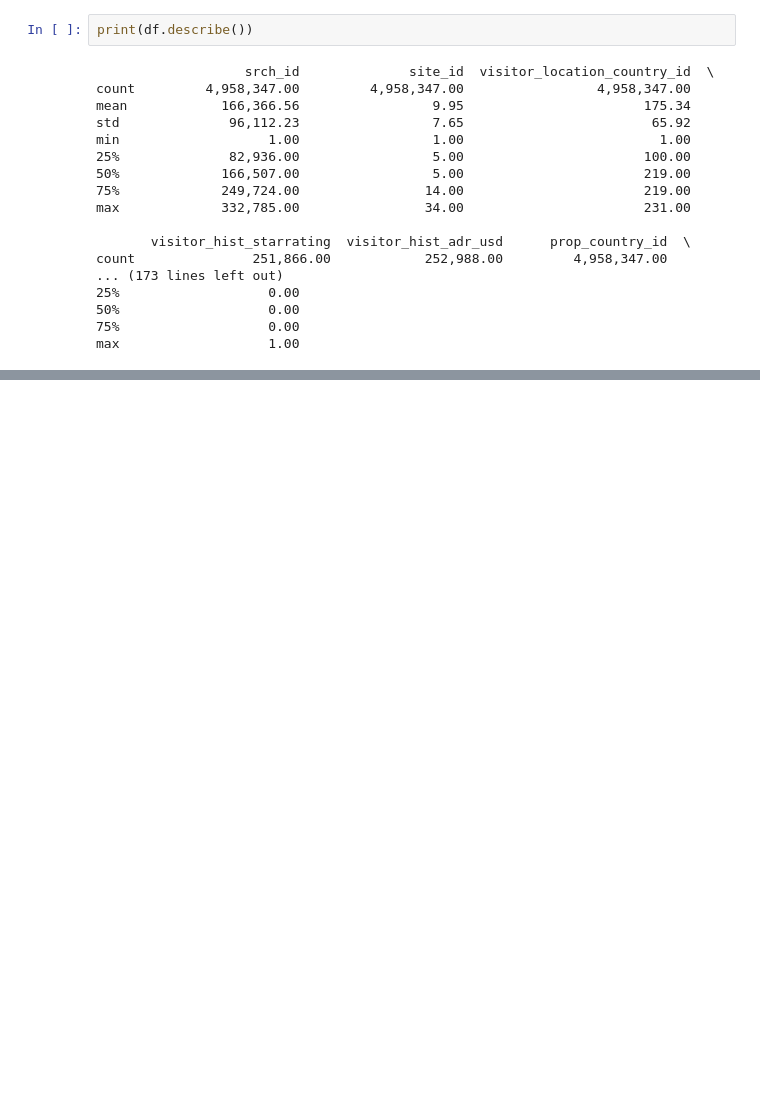
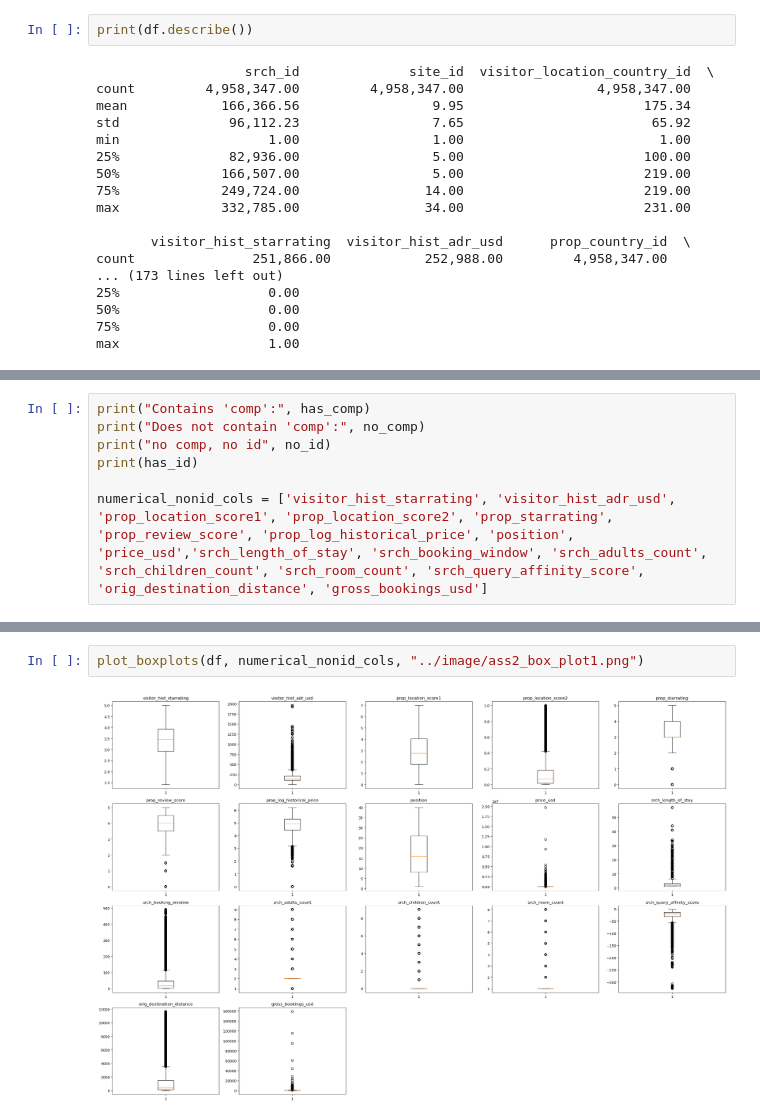
Before and after one commit to hongqianx/DataMining, a Jupyter notebook: Assignment 2/Task2.ipynb, the cells around one changed output, grey strips where cells are left out. Saved outputs shown, nothing was run; the diff lists cells and outputs as text; blank space fills up the shorter version.

```diff
--- a/Assignment 2/Task2.ipynb
+++ b/Assignment 2/Task2.ipynb
@@ -139,0 +221,7 @@ max                   1.00
+# %%
+print("Contains 'comp':", has_comp)
+print("Does not contain 'comp':", no_comp)
+print("no comp, no id", no_id)
+print(has_id)
+
+numerical_nonid_cols = ['visitor_hist_starrating', 'visitor_hist_adr_usd', 'prop_location_score1', 'prop_location_score2', 'prop_starrating', 'prop_review_score', 'prop_log_historical_price', 'position', 'price_usd','srch_length_of_stay', 'srch_booking_window', 'srch_adults_count', 'srch_children_count', 'srch_room_count', 'srch_query_affinity_score', 'orig_destination_distance', 'gross_bookings_usd']
@@ -139,0 +234,4 @@ max                   1.00
+# %%
+plot_boxplots(df, numerical_nonid_cols, "../image/ass2_box_plot1.png")
+# %% [output]
+[figure, added]
```
Also changed, not shown: parts of 7 cells of this notebook, 2 other files.
